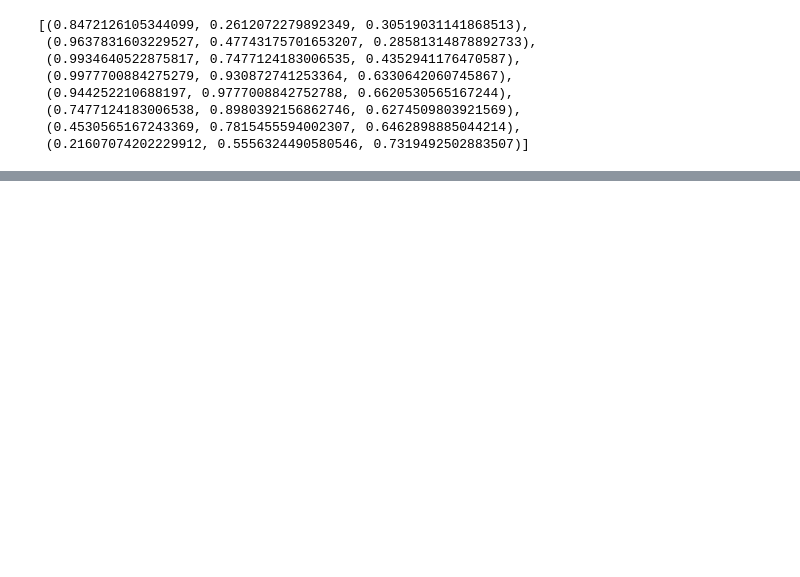
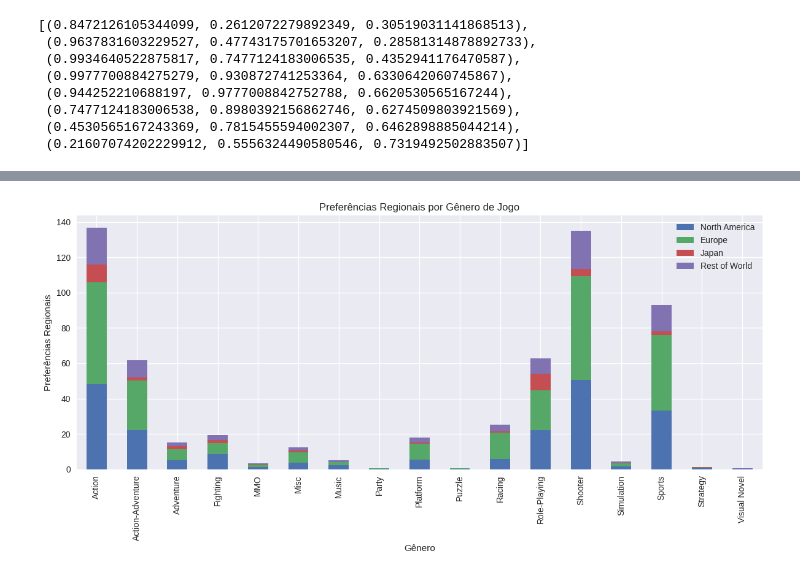
Before and after one commit to rodriguesgui/rodriguesgui, a Jupyter notebook: prj_Mercado_Games.ipynb, the cells around one changed output, grey strips where cells are left out. Saved outputs shown, nothing was run; the diff lists cells and outputs as text; code cells hidden in the pictures; blank space fills up the shorter version.

```diff
--- a/prj_Mercado_Games.ipynb
+++ b/prj_Mercado_Games.ipynb
@@ -379,0 +314,26 @@ fig.text( 0.5, -0.02, Rodape, ha='center', va='bottom', size=12, color='#938ca1'
+# %%
+
+
+# Vamos considerar apenas as colunas relevantes para o gráfico
+cols = ['North America', 'Europe', 'Japan', 'Rest of World', 'Genre']
+
+# Filtrando o DataFrame para incluir apenas as colunas relevantes
+df_filtered = Base_Dados[cols]
+
+# Agrupando os dados pelo gênero e somando as preferências regionais para cada gênero
+grouped_df = df_filtered.groupby('Genre').sum()
+
+# Criando o gráfico de barras empilhadas
+grouped_df.plot(kind='bar', stacked=True, figsize=(12, 6))
+
+# Adicionando rótulos e título ao gráfico
+plt.xlabel('Gênero')
+plt.ylabel('Preferências Regionais')
+plt.title('Preferências Regionais por Gênero de Jogo')
+
+# Exibindo o gráfico
+plt.legend(loc='upper right')
+plt.tight_layout()
+plt.show()
+# %% [output]
+[figure, added]
```
Also changed, not shown: parts of 27 cells of this notebook.
